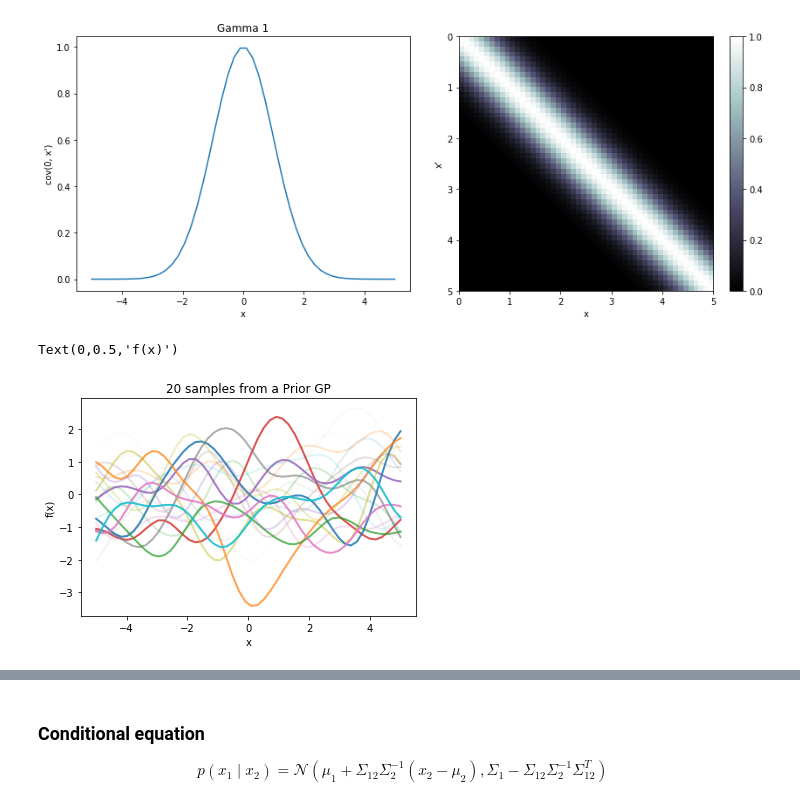
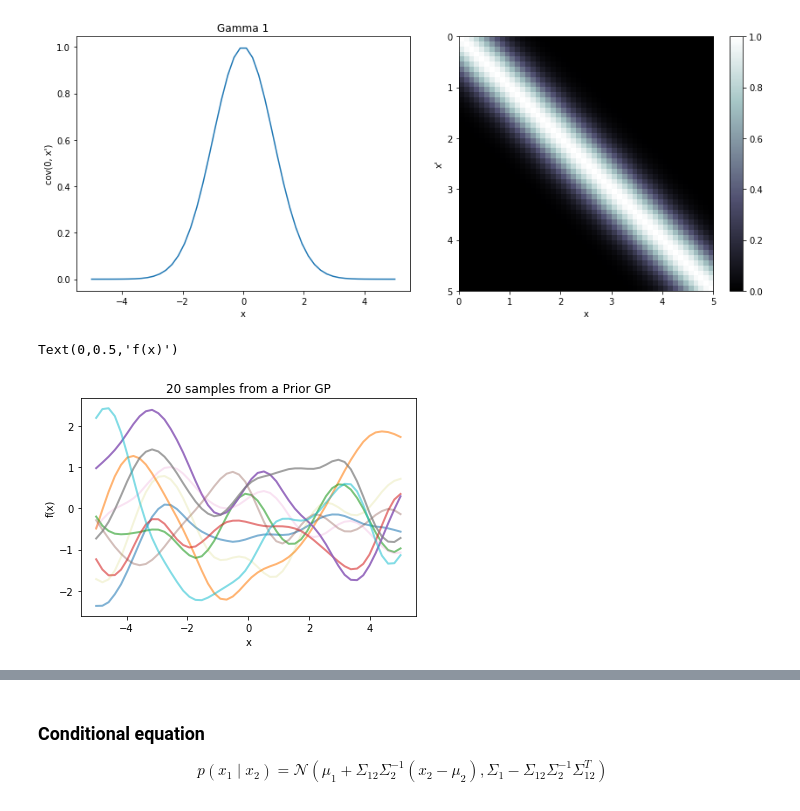
Before and after one commit to shehel/Bayesian_Learning, a Jupyter notebook: GP_regression.ipynb, the cells around one changed output, grey strips where cells are left out. Drawn from its saved outputs; the diff is of its cells as text; code cells hidden in the pictures.

```diff
--- a/GP_regression.ipynb
+++ b/GP_regression.ipynb
@@ -17,9 +21,9 @@ Mapped name None to device cuda: GeForce GTX 1080 Ti (0000:01:00.0)
 # %%
-def exponential_cov(x, y, gamma):
-    return np.exp(-(gamma/(2))*np.subtract.outer(x, y)**2)
+def exponential_cov(x, y, l):
+    return np.exp(-(1/(2*(l**2))*np.subtract.outer(x, y)**2))
 # %%
-def covariance(kernel, X1, X2, params):
-    return kernel(X1, X2, params)
+def covariance(kernel, x1, x2, params):
+    return kernel(x1, x2, params)
 # %%
 fig, (ax1, ax2) = plt.subplots(1, 2, figsize=(12,5))
 xrange = np.linspace(-5, 5)
@@ -51,3 +46,15 @@ K_= K_.squeeze()
+# %%
+#Number of points in X
+n = 50
+#Number of functions to be samled
+j = 10
+X = np.linspace(-5, 5, n).reshape(-1,1)
+K = covariance(exponential_cov, X, X, 1)
+K= K.squeeze()
+#Ensure positive definite
+K = K + 1e-5*np.eye(n)
 # %%
-L = np.linalg.cholesky(K_ + 1e-5*np.eye(n))
-f_prior = np.dot(L, np.random.normal(0, 1, size=(n,j)))
+#L is the square root of positive definite K_
+L = np.linalg.cholesky(K)
+#Specify a normal with 0 mean and K covariance
+prior_gp = np.dot(L, np.random.normal(0, 1, size=(n,j)))
@@ -54,11 +65,11 @@ f_prior = np.dot(L, np.random.normal(0, 1, size=(n,j)))
 # %%
 for i in range(j):
-    y = f_prior[:,i]
-    plt.plot(Xtest, y,alpha=np.random.rand(), lw=2)
+    y = prior_gp[:,i]
+    plt.plot(X, y,alpha=np.random.rand(), lw=2)
 plt.title("20 samples from a Prior GP")
 plt.xlabel('x'); plt.ylabel('f(x)')
 # %% [output]
 Text(0,0.5,'f(x)')
-[figure, old version]
+[figure, new version]
 # %% [markdown]
 ## Noiseless Regression
```
Also changed, not shown: parts of 47 cells of this notebook, 1 other file.
